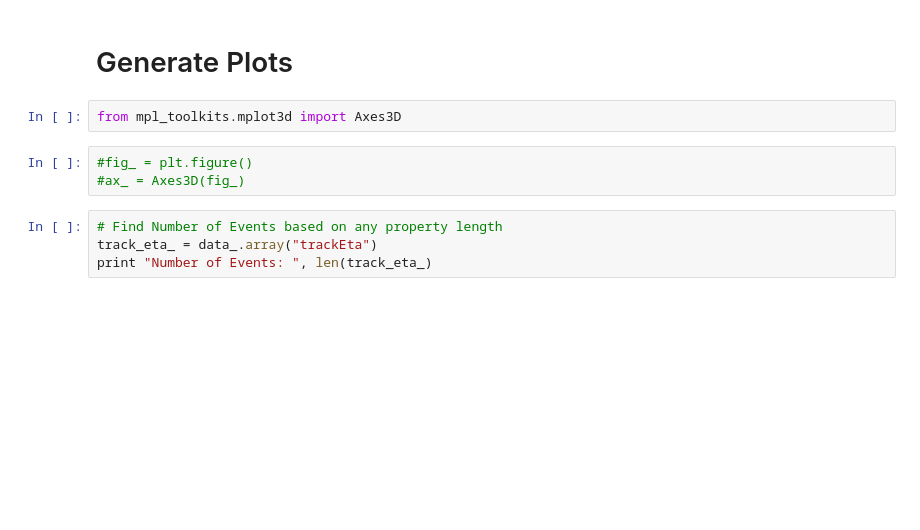
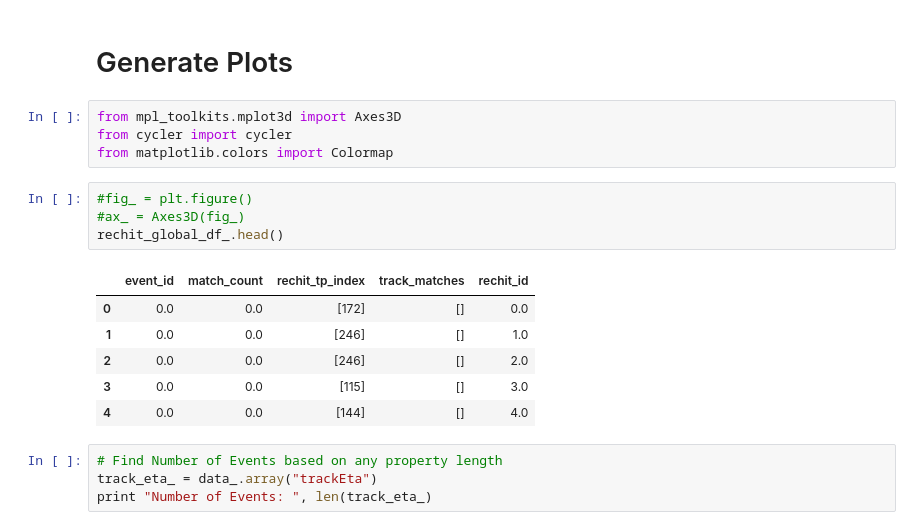
Before and after one commit to SwapneelM/TrackingNtuples, a Jupyter notebook: TrackingNtuples/scripts/Tracking Data Visualizer v2.ipynb, the cells around one changed output. Drawn from its saved outputs; the diff is of its cells as text; blank space fills up the shorter version.

```diff
--- a/TrackingNtuples/scripts/Tracking Data Visualizer v2.ipynb
+++ b/TrackingNtuples/scripts/Tracking Data Visualizer v2.ipynb
@@ -492,9 +457,19 @@ for rechit_id in track_to_rechit_df_.loc[trk_id_]['rechit_ids']:
 # Generate Plots
 # %%
 from mpl_toolkits.mplot3d import Axes3D
+from cycler import cycler
+from matplotlib.colors import Colormap
 # %%
 #fig_ = plt.figure()
 #ax_ = Axes3D(fig_)
+rechit_global_df_.head()
+# %% [output]
+|  | event_id | match_count | rechit_tp_index | track_matches | rechit_id |
+| 0 | 0.0 | 0.0 | [172] | [] | 0.0 |
+| 1 | 0.0 | 0.0 | [246] | [] | 1.0 |
+| 2 | 0.0 | 0.0 | [246] | [] | 2.0 |
+| 3 | 0.0 | 0.0 | [115] | [] | 3.0 |
+| 4 | 0.0 | 0.0 | [144] | [] | 4.0 |
 # %%
 # Find Number of Events based on any property length
 track_eta_ = data_.array("trackEta")
```
Also changed, not shown: parts of 33 cells of this notebook, 6 other files.
